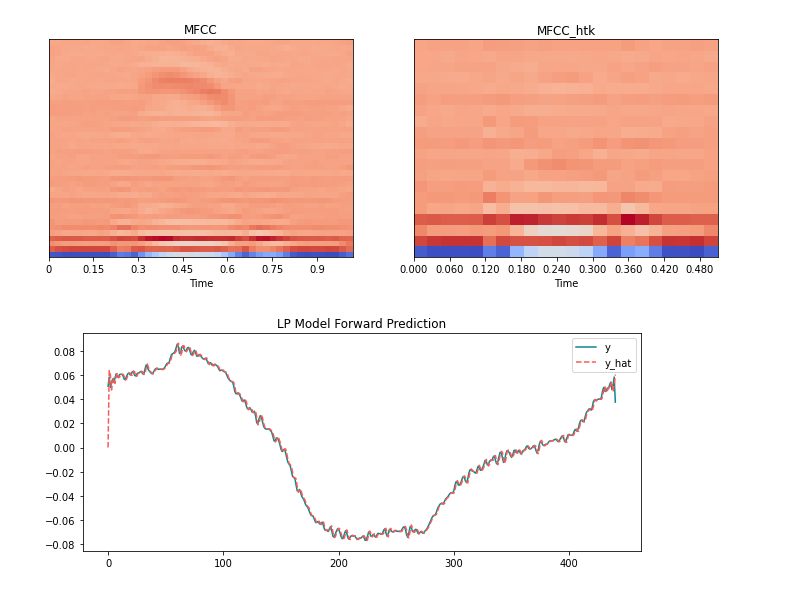
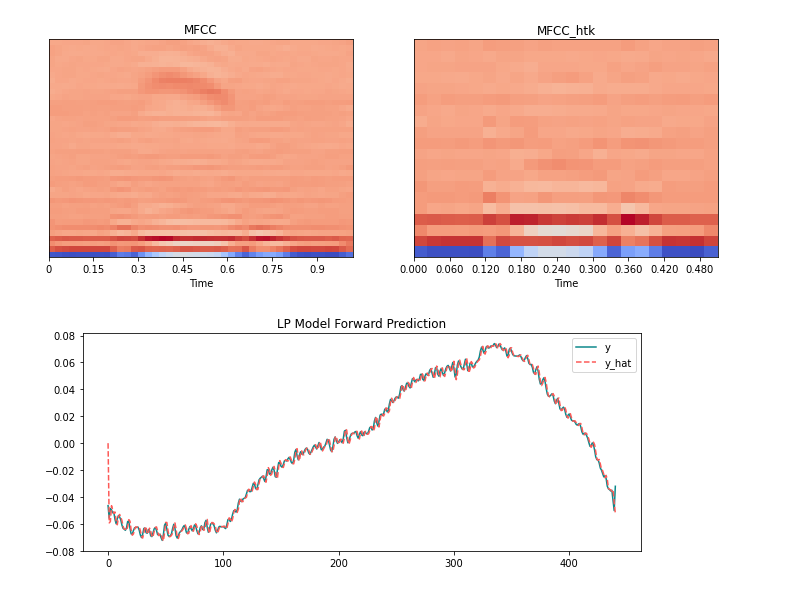
Before and after one commit to ZahraEk/Speech, a Jupyter notebook: EX2_Speech.ipynb, the cells around one changed output. Saved outputs shown, nothing was run; the diff lists cells and outputs as text; code cells hidden in the pictures.

```diff
--- a/EX2_Speech.ipynb
+++ b/EX2_Speech.ipynb
@@ -58,23 +58,23 @@ Length of each feature mfccs_htk : 22
 # %%
 import matplotlib.pyplot as plt
 import scipy
 
-audio_path = "data/test/te_f_01_03.wav"
+audio_path = "data/test/te_f_01_01.wav"
 
 #calcute lpc
 y, sr = librosa.load(audio_path, duration=0.020)
 a = librosa.lpc(y, order=2)
 b = np.hstack([[0], -1 * a[1:]])
 y_hat = scipy.signal.lfilter(b, [1], y)
 
 #Display lpc
 fig, ax = plt.subplots(figsize=(10,4))
 ax.plot(y, color="xkcd:dark cyan")
 ax.plot(y_hat, linestyle='--', color="xkcd:grapefruit")
 ax.legend(['y', 'y_hat'])
 ax.set_title('LP Model Forward Prediction')
 
 #save figure
-fig.savefig('drive/MyDrive/LPC/test/lpc_te_f_01_03.wav.png')
+fig.savefig('drive/MyDrive/LPC/test/lpc_te_f_01_01.wav.png')
 # %% [output]
-[figure, old version]
+[figure, new version]
```
